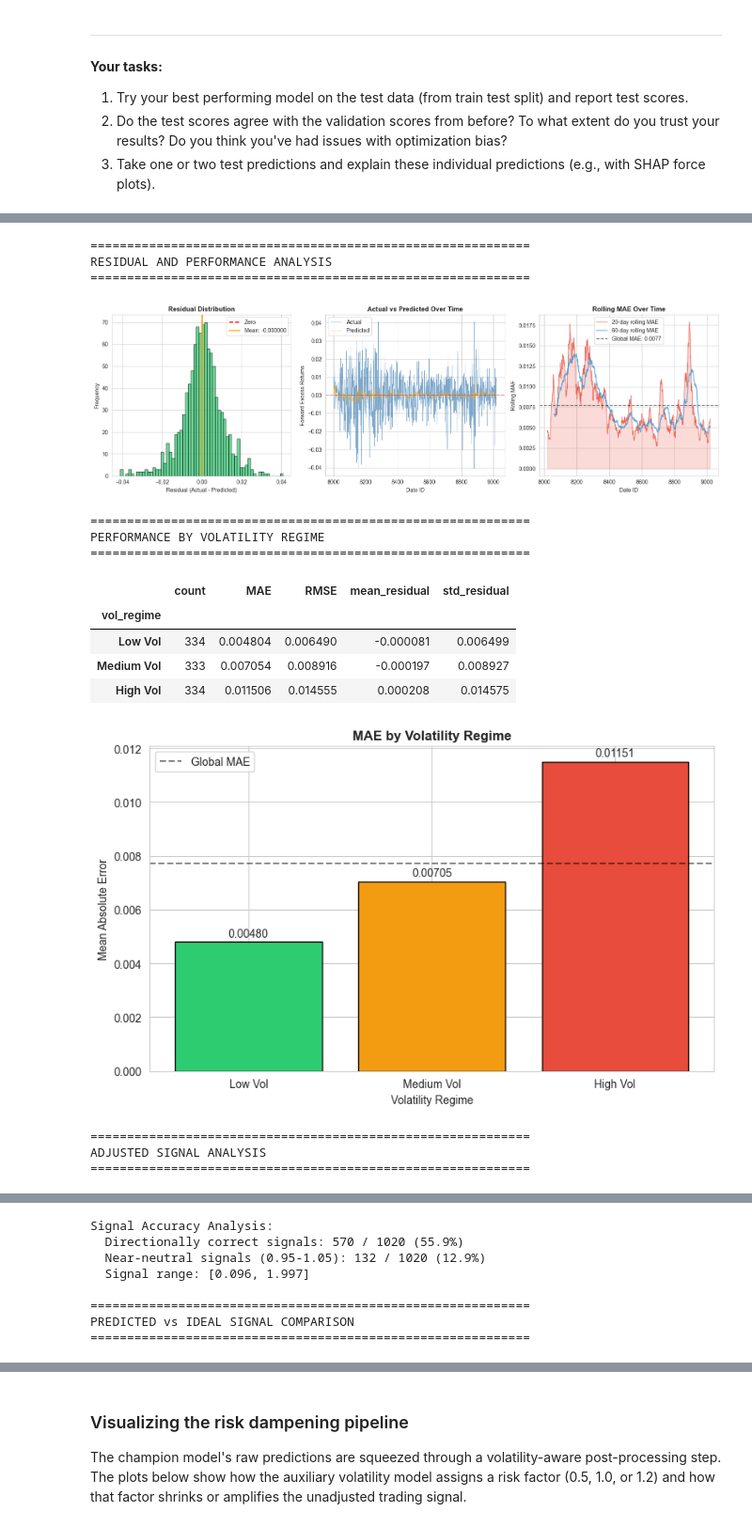
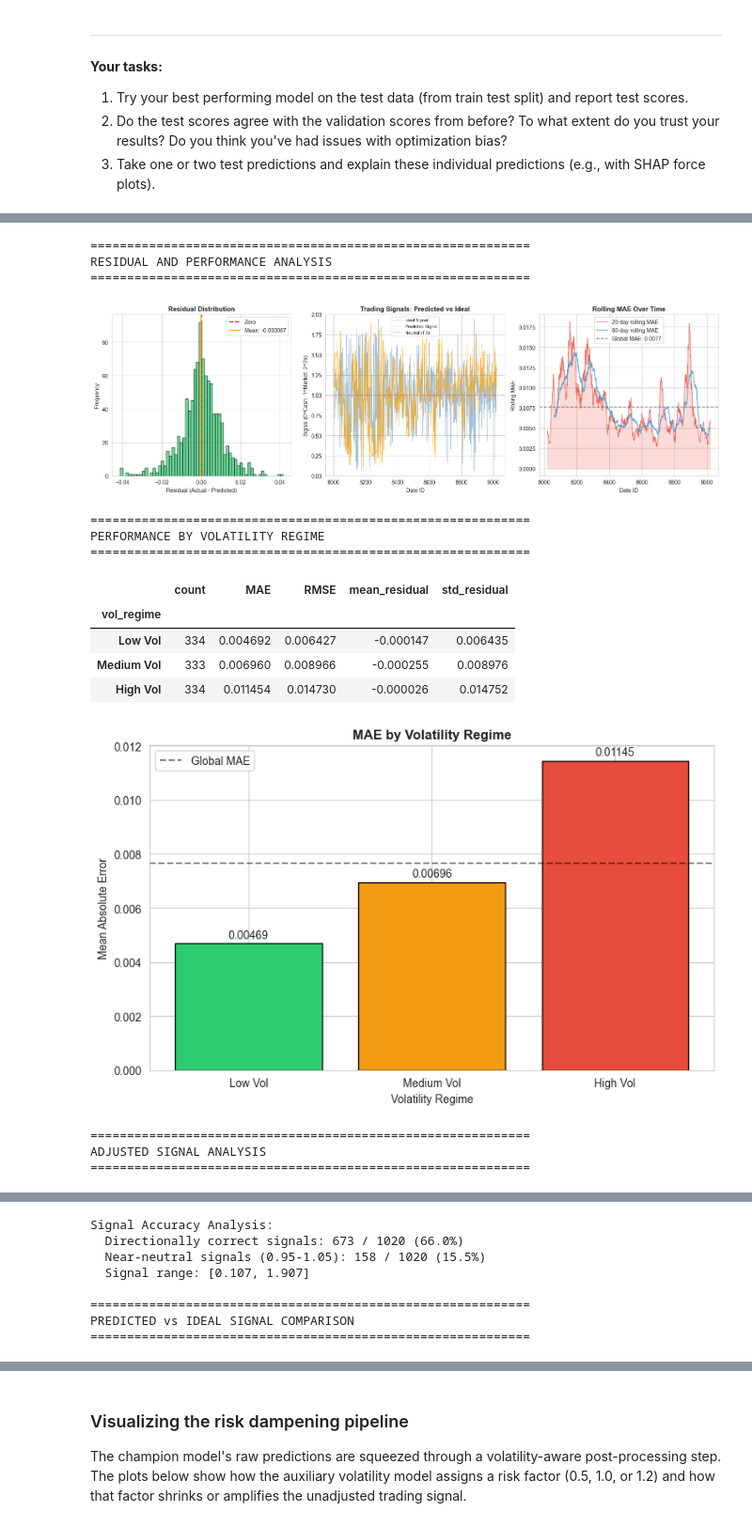
Before and after one commit to johnsondillond/HullTacticalMarketPrediction, a Jupyter notebook: hull-tactical-D2M-final-notebook.ipynb, the cells around one changed output, grey strips where cells are left out. Shown at 94% size. Saved outputs shown, nothing was run; the diff lists cells and outputs as text; code cells hidden in the pictures.

```diff
--- a/hull-tactical-D2M-final-notebook.ipynb
+++ b/hull-tactical-D2M-final-notebook.ipynb
@@ -512,8 +919,19 @@ def add_kmeans_features(train_df: pl.DataFrame, test_df: pl.DataFrame, n_cluster
     train_clusters = kmeans.fit_predict(X_train_scaled)
     test_clusters = kmeans.predict(X_test_scaled)
 
+    # Add regime as both numeric (for trees) AND one-hot encoded (for linear models)
     train_df = train_df.with_columns(pl.Series("market_regime", train_clusters).cast(pl.Float64))
     test_df = test_df.with_columns(pl.Series("market_regime", test_clusters).cast(pl.Float64))
+
+    # One-hot encode regime for linear models (regime 0 is baseline, so we exclude it)
+    for i in range(1, n_clusters):
+        train_df = train_df.with_columns(
+            pl.when(pl.col("market_regime") == i).then(1.0).otherwise(0.0).alias(f"regime_{i}")
+        )
+        test_df = test_df.with_columns(
+            pl.when(pl.col("market_regime") == i).then(1.0).otherwise(0.0).alias(f"regime_{i}")
+        )
+
     return train_df, test_df
 
 
@@ -1667,15 +2157,39 @@ axes[0].set_xlabel("Residual (Actual - Predicted)")
 axes[0].set_ylabel("Frequency")
 axes[0].legend()
 
-# 2. Predicted vs Actual Over Time (mirrors target over time from EDA)
+# 2. Trading Signals vs Ideal Signals Over Time (more informative than raw predictions)
 ordered_perf = perf_df.sort_values("date_id")
-axes[1].plot(ordered_perf["date_id"], ordered_perf["target"], linewidth=0.6, alpha=0.7, color="steelblue", label="Actual")
-axes[1].plot(ordered_perf["date_id"], ordered_perf["prediction"], linewidth=0.6, alpha=0.7, color="orange", label="Predicted")
-axes[1].axhline(0, color="red", linestyle="--", alpha=0.3)
-axes[1].set_title("Actual vs Predicted Over Time", fontsize=12, fontweight="bold")
+
+# Convert raw predictions to trading signals
+pred_mean = np.mean(train_predictions)
+pred_std = np.std(train_predictions)
+if pred_std > 0:
+    z_scores = (train_predictions - pred_mean) / pred_std
+    trading_signals = norm.cdf(z_scores / BEST_DAMPENING) * 2.0
+    trading_signals = np.clip(trading_signals, MIN_INVESTMENT, MAX_INVESTMENT)
+else:
+    trading_signals = np.ones_like(train_predictions)
+
+# Compute ideal signals (what perfect foresight would give)
+target_std = ordered_perf["target"].std()
+if target_std > 0:
+    ideal_z = ordered_perf["target"] / target_std
+    ideal_signals = norm.cdf(ideal_z / BEST_DAMPENING) * 2.0
+    ideal_signals = np.clip(ideal_signals, MIN_INVESTMENT, MAX_INVESTMENT)
+else:
+    ideal_signals = np.ones(len(ordered_perf))
+
+ordered_perf["signal"] = trading_signals
+ordered_perf["ideal_signal"] = ideal_signals
+
+axes[1].plot(ordered_perf["date_id"], ordered_perf["ideal_signal"], linewidth=0.6, alpha=0.5, color="steelblue", label="Ideal Signal")
+axes[1].plot(ordered_perf["date_id"], ordered_perf["signal"], linewidth=0.6, alpha=0.7, color="orange", label="Predicted Signal")
+axes[1].axhline(1.0, color="red", linestyle="--", alpha=0.3, label="Neutral (1.0)")
+axes[1].set_title("Trading Signals: Predicted vs Ideal", fontsize=12, fontweight="bold")
 axes[1].set_xlabel("Date ID")
-axes[1].set_ylabel("Forward Excess Returns")
-axes[1].legend()
+axes[1].set_ylabel("Signal (0=Cash, 1=Market, 2=2x)")
+axes[1].set_ylim(0, 2)
+axes[1].legend(fontsize=8)
 
 # 3. Rolling MAE Over Time (mirrors rolling volatility from EDA)
 ordered_perf["rolling_mae_20"] = ordered_perf["abs_residual"].rolling(20).mean()
@@ -1892,42 +2406,42 @@ axes[1].fill_between(ordered_compare["date_id"], 0, rolling_corr,
 axes[1].fill_between(ordered_compare["date_id"], 0, rolling_corr,
                       where=rolling_corr < 0, alpha=0.3, color="red")
 axes[1].set_title(f"Rolling {window}-Day Signal Correlation", fontsize=12, fontweight="bold")
 axes[1].set_xlabel("Date ID")
 axes[1].set_ylabel("Correlation (Predicted vs Ideal)")
 axes[1].set_ylim(-1, 1)
 axes[1].legend()
 
 plt.tight_layout()
 plt.show()
 
 # Summary statistics
 print("\nSignal Comparison Summary:")
 print(f"  Overall correlation (Predicted vs Ideal): {signal_corr:.4f}")
 print(f"  Mean Signal Error: {signal_error.mean():.4f}")
 print(f"  Std Signal Error: {signal_error.std():.4f}")
 print(f"  Mean Absolute Signal Error: {np.abs(signal_error).mean():.4f}")
 
 # Directional agreement
 both_bullish = ((perf_df_sorted["signal"] > 1.0) & (perf_df_sorted["ideal_signal"] > 1.0)).sum()
 both_bearish = ((perf_df_sorted["signal"] < 1.0) & (perf_df_sorted["ideal_signal"] < 1.0)).sum()
 total_agreement = both_bullish + both_bearish
 print(f"\n  Directional Agreement:")
 print(f"    Both bullish (>1.0): {both_bullish} days")
 print(f"    Both bearish (<1.0): {both_bearish} days")
 print(f"    Total agreement: {total_agreement} / {len(perf_df_sorted)} ({100*total_agreement/len(perf_df_sorted):.1f}%)")
 # %% [output]
 ============================================================
 RESIDUAL AND PERFORMANCE ANALYSIS
 ============================================================
-[figure, old version]
+[figure, new version]
 ============================================================
 PERFORMANCE BY VOLATILITY REGIME
 ============================================================
 |  | count | MAE | RMSE | mean_residual | std_residual |
 | vol_regime |  |  |  |  |  |
-| Low Vol | 334 | 0.004804 | 0.006490 | -0.000081 | 0.006499 |
-| Medium Vol | 333 | 0.007054 | 0.008916 | -0.000197 | 0.008927 |
-| High Vol | 334 | 0.011506 | 0.014555 | 0.000208 | 0.014575 |
+| Low Vol | 334 | 0.004692 | 0.006427 | -0.000147 | 0.006435 |
+| Medium Vol | 333 | 0.006960 | 0.008966 | -0.000255 | 0.008976 |
+| High Vol | 334 | 0.011454 | 0.014730 | -0.000026 | 0.014752 |
 [figure]
 ============================================================
 ADJUSTED SIGNAL ANALYSIS
@@ -1936,7 +2450,7 @@ ADJUSTED SIGNAL ANALYSIS
 Signal Accuracy Analysis:
-  Directionally correct signals: 570 / 1020 (55.9%)
-  Near-neutral signals (0.95-1.05): 132 / 1020 (12.9%)
-  Signal range: [0.096, 1.997]
+  Directionally correct signals: 673 / 1020 (66.0%)
+  Near-neutral signals (0.95-1.05): 158 / 1020 (15.5%)
+  Signal range: [0.107, 1.907]
 
 ============================================================
 PREDICTED vs IDEAL SIGNAL COMPARISON
```
Also changed, not shown: parts of 32 cells of this notebook.
